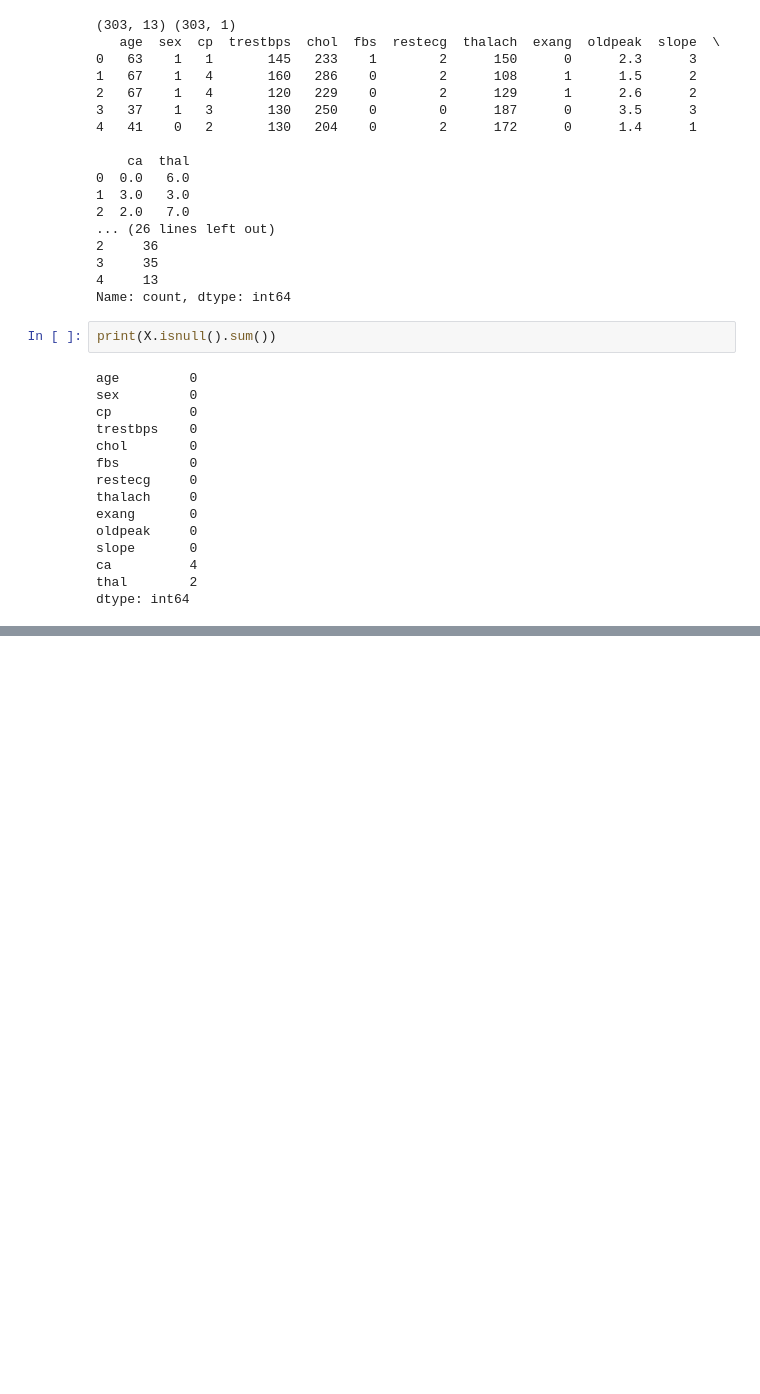
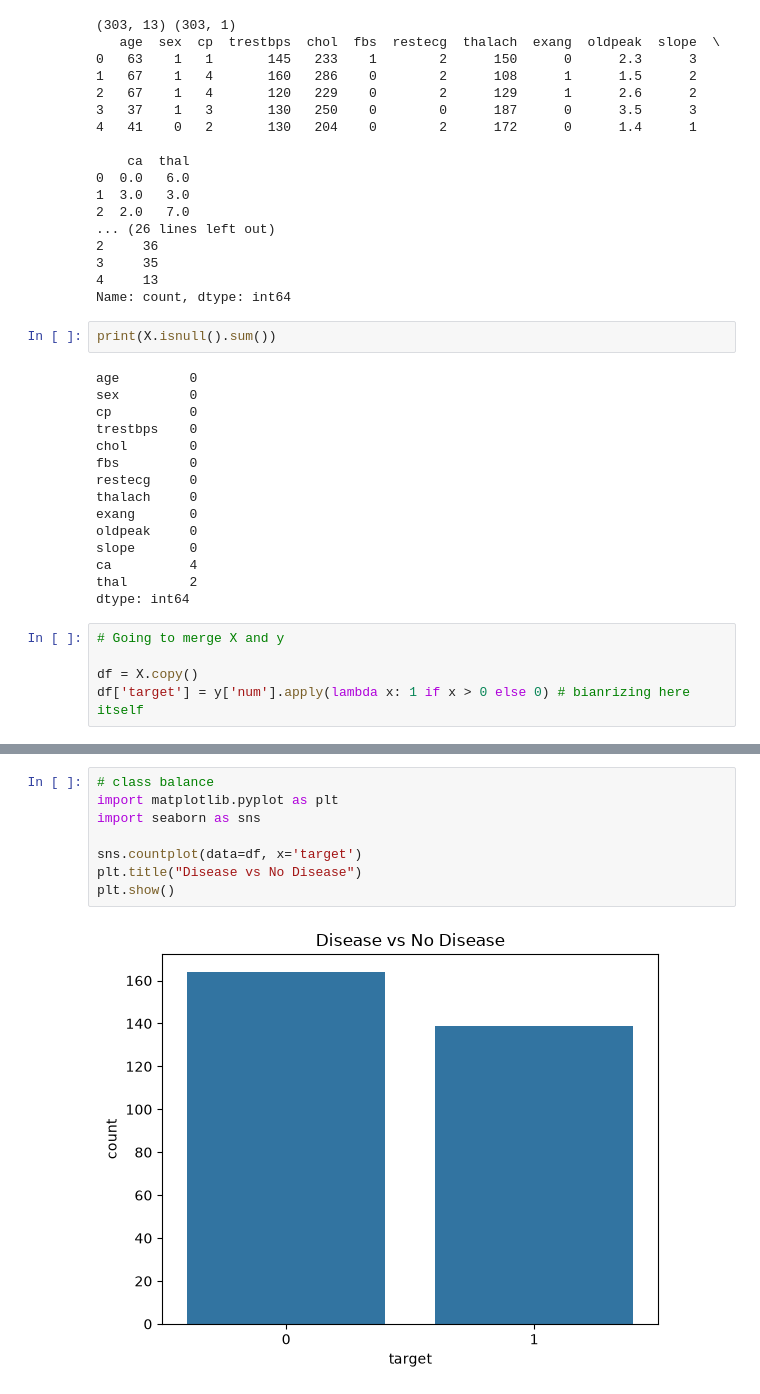
Before and after one commit to Pankaj-Singh-Rawat/heart-disease-risk-prediction, a Jupyter notebook: notebooks/01_data_exploration.ipynb, the cells around one changed output, grey strips where cells are left out. Drawn from its saved outputs; the diff is of its cells as text; blank space fills up the shorter version.

```diff
--- a/notebooks/01_data_exploration.ipynb
+++ b/notebooks/01_data_exploration.ipynb
@@ -43,3 +43,8 @@ slope       0
 ca          4
 thal        2
 dtype: int64
+# %%
+# Going to merge X and y
+
+df = X.copy()
+df['target'] = y['num'].apply(lambda x: 1 if x > 0 else 0) # bianrizing here itself
@@ -45,0 +63,10 @@ dtype: int64
+# %%
+# class balance
+import matplotlib.pyplot as plt
+import seaborn as sns
+
+sns.countplot(data=df, x='target')
+plt.title("Disease vs No Disease")
+plt.show()
+# %% [output]
+[figure, added]
```
Also changed, not shown: parts of 3 cells of this notebook.
